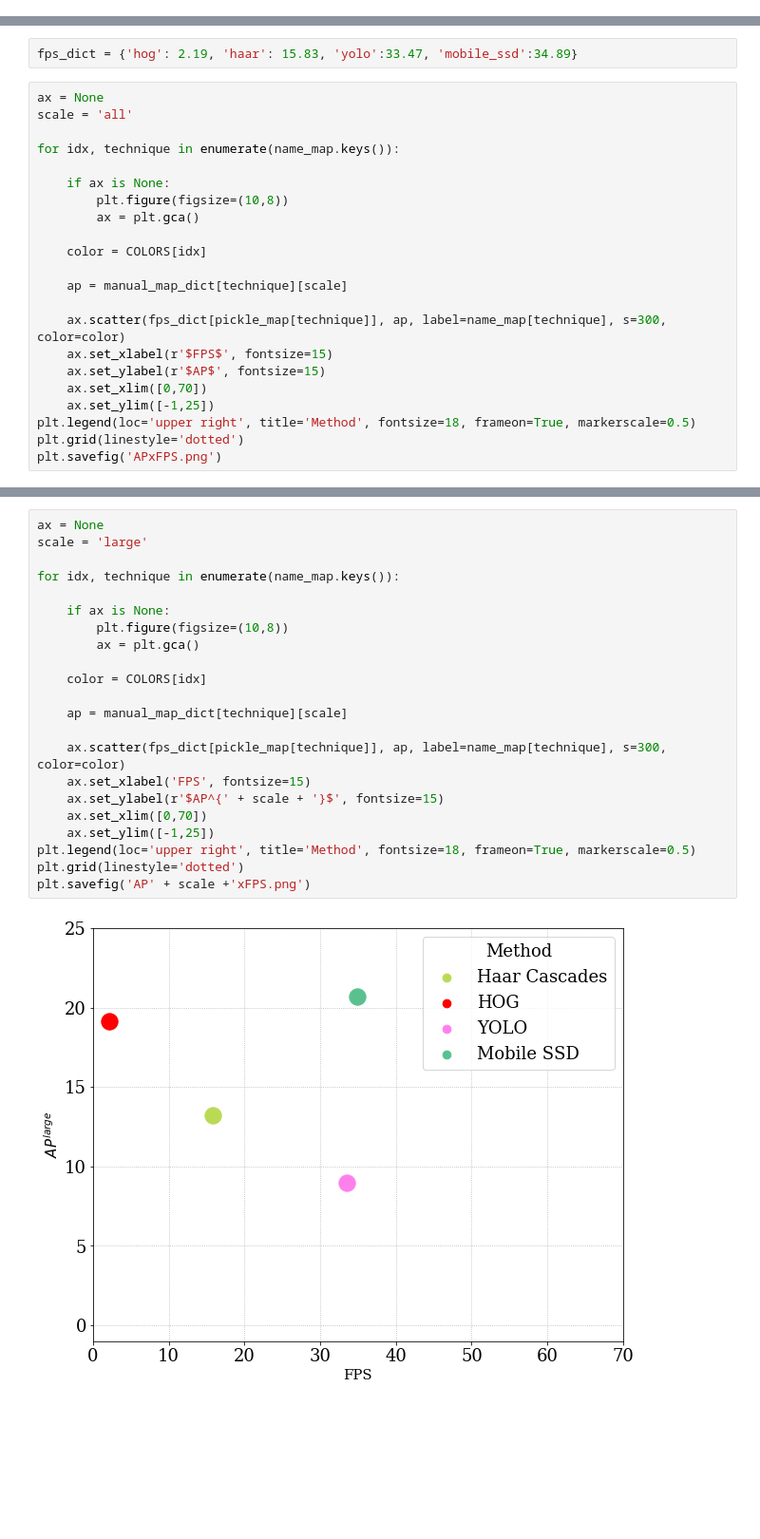
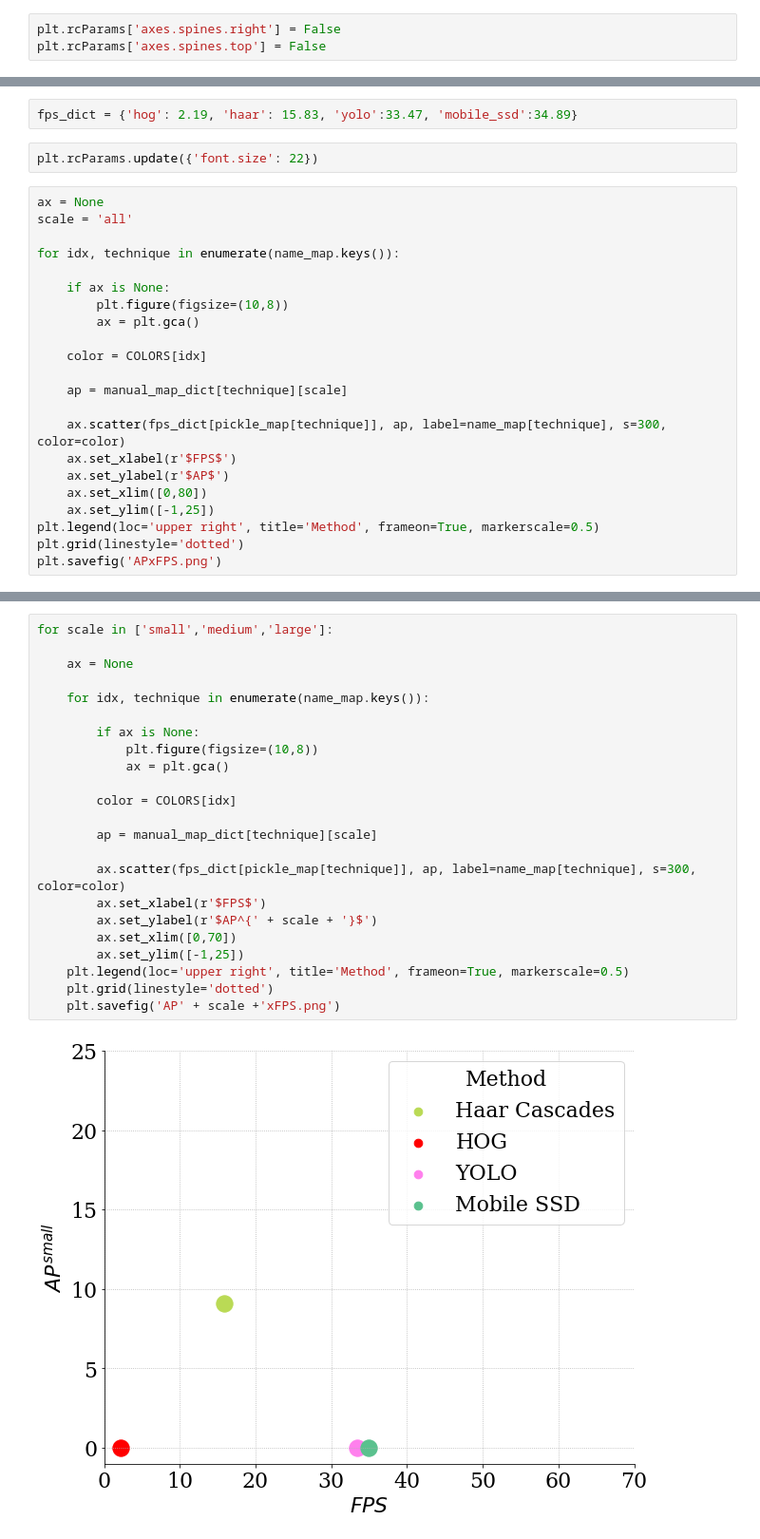
Before and after one commit to vinicius-pirees/people-detection-compare, a Jupyter notebook: average_precision/Generate_visualizations-V2.ipynb, the cells around one changed output, grey strips where cells are left out. Shown at 95% size. Cells and saved outputs as stored; diff of their text form; blank space fills up the shorter version.

```diff
--- a/average_precision/Generate_visualizations-V2.ipynb
+++ b/average_precision/Generate_visualizations-V2.ipynb
@@ -44,3 +85,6 @@ COLORS = [
+# %%
+plt.rcParams['axes.spines.right'] = False
+plt.rcParams['axes.spines.top'] = False
 # %% [markdown]
 ## Dataset description
 # %%
@@ -289,6 +272,8 @@ Number of large ground truth boxes: 19552
 ## AP x FPS
 # %%
 fps_dict = {'hog': 2.19, 'haar': 15.83, 'yolo':33.47, 'mobile_ssd':34.89}
+# %%
+plt.rcParams.update({'font.size': 22})
 # %%
 ax = None
 scale = 'all'
@@ -304,11 +289,11 @@ for idx, technique in enumerate(name_map.keys()):
     ap = manual_map_dict[technique][scale]
 
     ax.scatter(fps_dict[pickle_map[technique]], ap, label=name_map[technique], s=300, color=color)
-    ax.set_xlabel(r'$FPS$', fontsize=15)
-    ax.set_ylabel(r'$AP$', fontsize=15)
-    ax.set_xlim([0,70])
+    ax.set_xlabel(r'$FPS$')
+    ax.set_ylabel(r'$AP$')
+    ax.set_xlim([0,80])
     ax.set_ylim([-1,25])
-plt.legend(loc='upper right', title='Method', fontsize=18, frameon=True, markerscale=0.5)
+plt.legend(loc='upper right', title='Method', frameon=True, markerscale=0.5)
 plt.grid(linestyle='dotted')
 plt.savefig('APxFPS.png')
 # %% [output]
@@ -316,24 +301,25 @@ plt.savefig('APxFPS.png')
 # %%
-ax = None
-scale = 'large'
+for scale in ['small','medium','large']:
 
-for idx, technique in enumerate(name_map.keys()):
+    ax = None
 
-    if ax is None:
-        plt.figure(figsize=(10,8))
-        ax = plt.gca()
+    for idx, technique in enumerate(name_map.keys()):
 
-    color = COLORS[idx]
+        if ax is None:
+            plt.figure(figsize=(10,8))
+            ax = plt.gca()
 
-    ap = manual_map_dict[technique][scale]
+        color = COLORS[idx]
 
-    ax.scatter(fps_dict[pickle_map[technique]], ap, label=name_map[technique], s=300, color=color)
-    ax.set_xlabel('FPS', fontsize=15)
-    ax.set_ylabel(r'$AP^{' + scale + '}$', fontsize=15)
-    ax.set_xlim([0,70])
-    ax.set_ylim([-1,25])
-plt.legend(loc='upper right', title='Method', fontsize=18, frameon=True, markerscale=0.5)
-plt.grid(linestyle='dotted')
-plt.savefig('AP' + scale +'xFPS.png')
+        ap = manual_map_dict[technique][scale]
+
+        ax.scatter(fps_dict[pickle_map[technique]], ap, label=name_map[technique], s=300, color=color)
+        ax.set_xlabel(r'$FPS$')
+        ax.set_ylabel(r'$AP^{' + scale + '}$')
+        ax.set_xlim([0,70])
+        ax.set_ylim([-1,25])
+    plt.legend(loc='upper right', title='Method', frameon=True, markerscale=0.5)
+    plt.grid(linestyle='dotted')
+    plt.savefig('AP' + scale +'xFPS.png')
 # %% [output]
-[figure, old version]
+[figure, new version]
```
Also changed, not shown: parts of 16 cells of this notebook, 1 other file.
